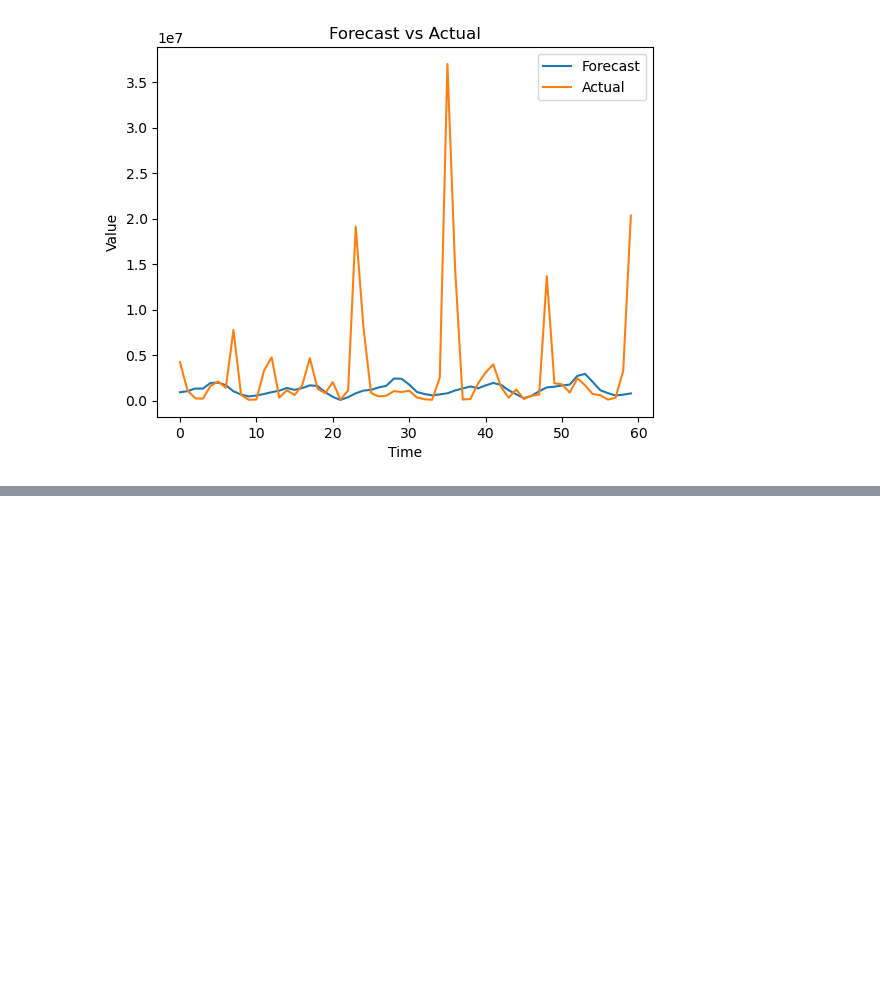
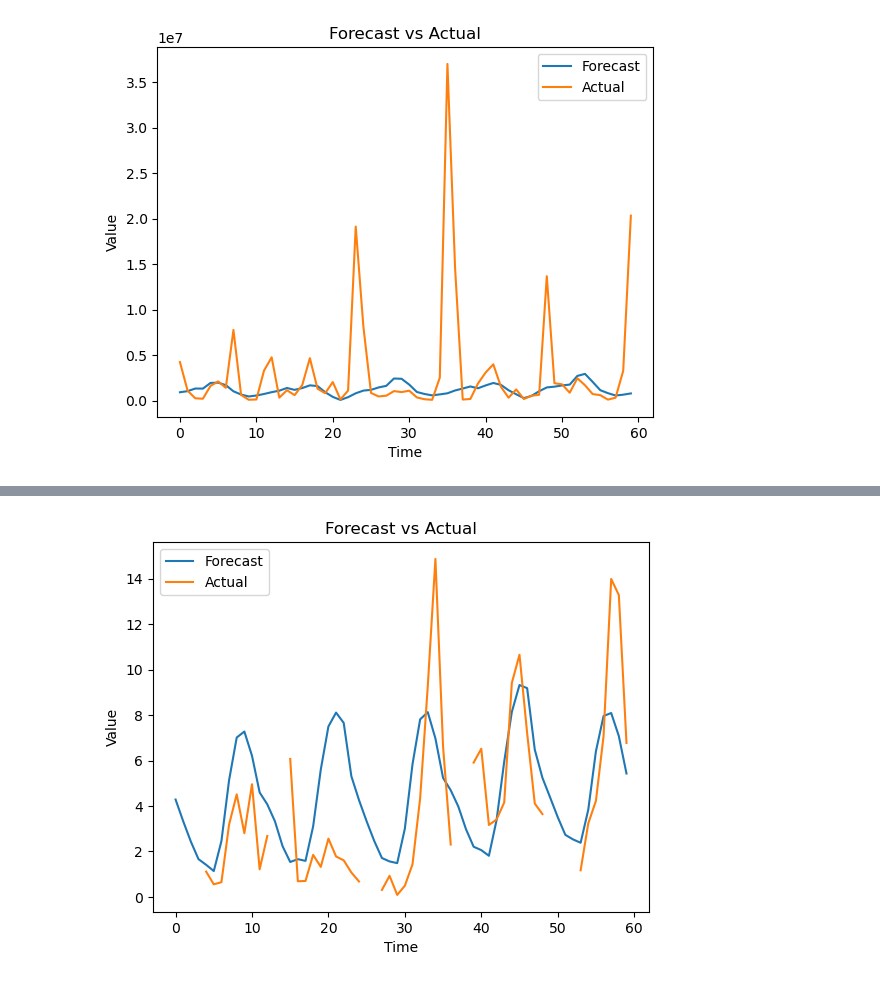
Before and after one commit to aparaselli/Chaotic-Zeroshot-Forecasting, a Jupyter notebook: test.ipynb, the cells around one changed output, grey strips where cells are left out. Cells and saved outputs as stored; diff of their text form; code cells hidden in the pictures; blank space fills up the shorter version.

Commit message:
adding dysts arrow data

```diff
--- a/test.ipynb
+++ b/test.ipynb
@@ -220,0 +207,3 @@ plt.show()
+# %%
+df = pd.read_csv('Data/oneida-diaptomus.csv')
+df.head()
@@ -220,0 +217,15 @@ plt.show()
+# %%
+forecast = pipeline.predict(
+    context=torch.tensor(df["ABUNDANCE"].iloc[:-60]), prediction_length=60
+)
+plt.plot(forecast[0][4], label='Forecast')
+plt.plot(df["ABUNDANCE"].iloc[-60:].to_numpy(), label='Actual')
+
+plt.legend()
+plt.xlabel("Time")
+plt.ylabel("Value")
+plt.title("Forecast vs Actual")
+
+plt.show()
+# %% [output]
+[figure, added]
```
Also changed, not shown: parts of 5 cells of this notebook, 7 other files.
